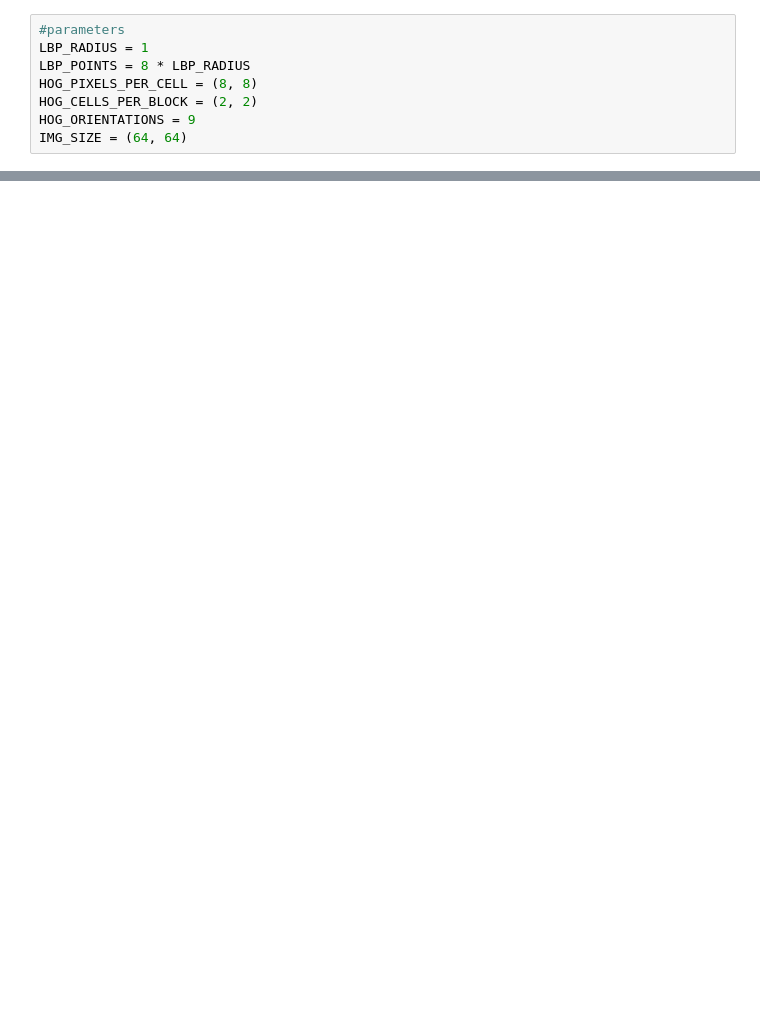
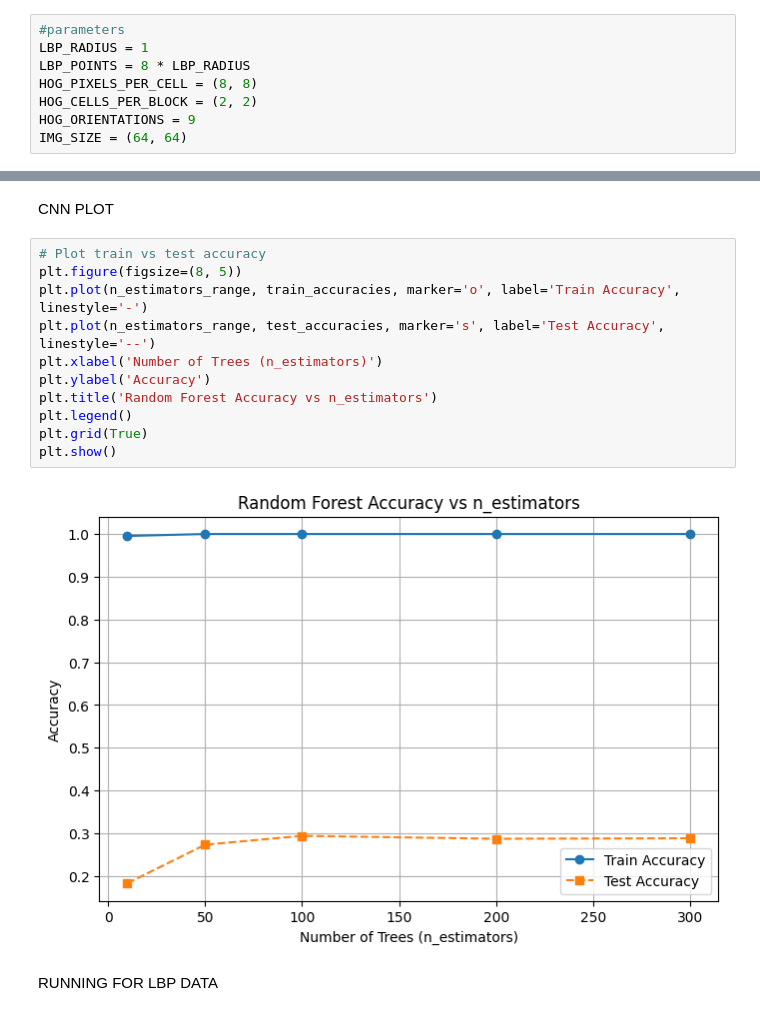
Before and after one commit to AgarwalMayank2/Face_Detection, a Jupyter notebook: applying_ML_algorithms/Random_forest.ipynb, the cells around one changed output, grey strips where cells are left out. Saved outputs shown, nothing was run; the diff lists cells and outputs as text; blank space fills up the shorter version.

Commit message:
test implementation on lbp and cnn data using scikit-learn

```diff
--- a/applying_ML_algorithms/Random_forest.ipynb
+++ b/applying_ML_algorithms/Random_forest.ipynb
@@ -130,0 +137,17 @@ n_estimators=10, Train Accuracy: 0.9954, Test Accuracy: 0.1827
+# %% [markdown]
+CNN PLOT
+# %%
+# Plot train vs test accuracy
+plt.figure(figsize=(8, 5))
+plt.plot(n_estimators_range, train_accuracies, marker='o', label='Train Accuracy', linestyle='-')
+plt.plot(n_estimators_range, test_accuracies, marker='s', label='Test Accuracy', linestyle='--')
+plt.xlabel('Number of Trees (n_estimators)')
+plt.ylabel('Accuracy')
+plt.title('Random Forest Accuracy vs n_estimators')
+plt.legend()
+plt.grid(True)
+plt.show()
+# %% [output]
+[figure, added]
+# %% [markdown]
+RUNNING FOR LBP DATA
```
Also changed, not shown: parts of 7 cells of this notebook.
